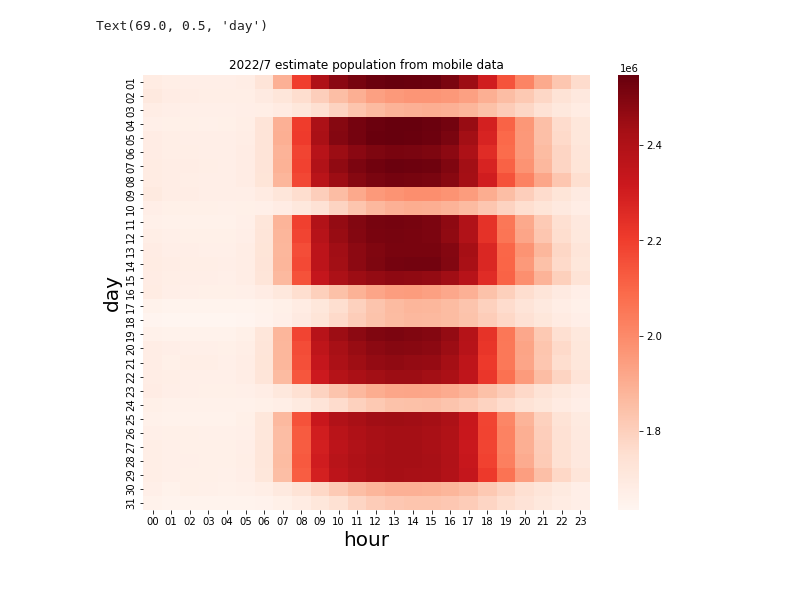
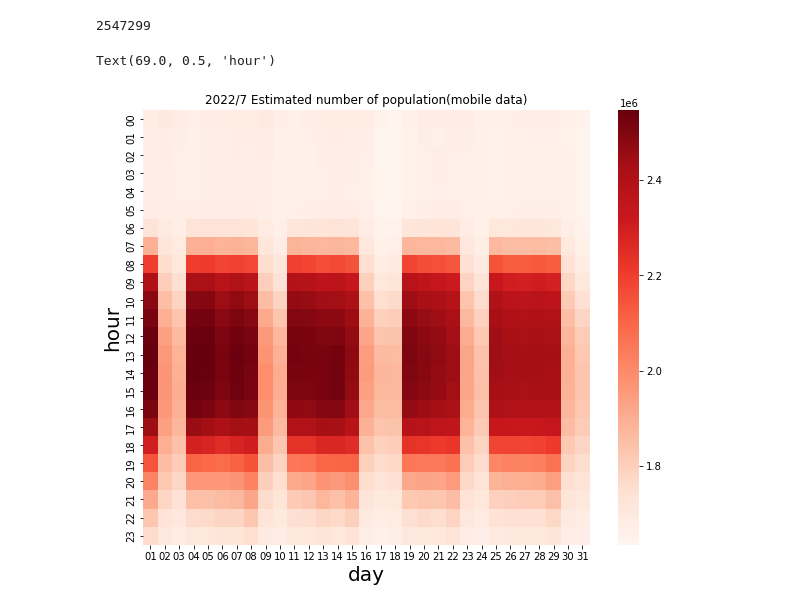
Before and after one commit to sy-zvjkqv/persons_move_analysis, a Jupyter notebook: notebooks/mobile/analysis.ipynb, the cells around one changed output. Drawn from its saved outputs; the diff is of its cells as text; code cells hidden in the pictures.

```diff
--- a/notebooks/mobile/analysis.ipynb
+++ b/notebooks/mobile/analysis.ipynb
@@ -22,3 +22,9 @@ for day in day_list:
         df_onehour =df_oneday[df_oneday['time']==key_hour]
         estimate_perday.append(df_onehour['population'].sum())
     estimate_from_mobile_data.append(estimate_perday)
+# %%
+estimate_from_mobile_data = np.array(estimate_from_mobile_data)
+# %%
+estimate_from_mobile_data.max()
+# %% [output]
+2547299
@@ -25,9 +33,9 @@ for day in day_list:
 # %%
 plt.subplots(facecolor="white",figsize=(10,8))
-heatmap = sns.heatmap(estimate_from_mobile_data,xticklabels=hour_list, yticklabels=day_list, cmap="Reds")
-heatmap.set_title('2022/7 estimate population from mobile data')
-heatmap.set_xlabel('hour',fontsize=20)
-heatmap.set_ylabel('day',fontsize=20)
+heatmap = sns.heatmap(estimate_from_mobile_data.T,xticklabels=day_list, yticklabels=hour_list, cmap="Reds")
+heatmap.set_title('2022/7 Estimated number of population(mobile data)')
+heatmap.set_xlabel('day',fontsize=20)
+heatmap.set_ylabel('hour',fontsize=20)
 # %% [output]
-Text(69.0, 0.5, 'day')
+Text(69.0, 0.5, 'hour')
-[figure, old version]
+[figure, new version]
```
Also changed, not shown: parts of 1 cell of this notebook, 9 other files.
